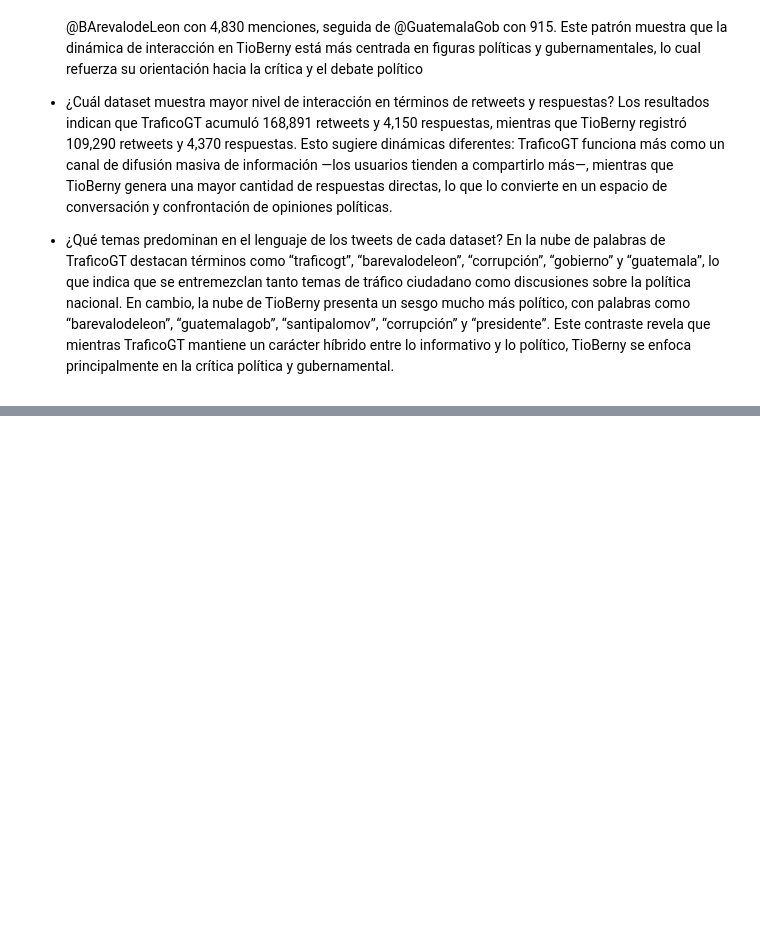
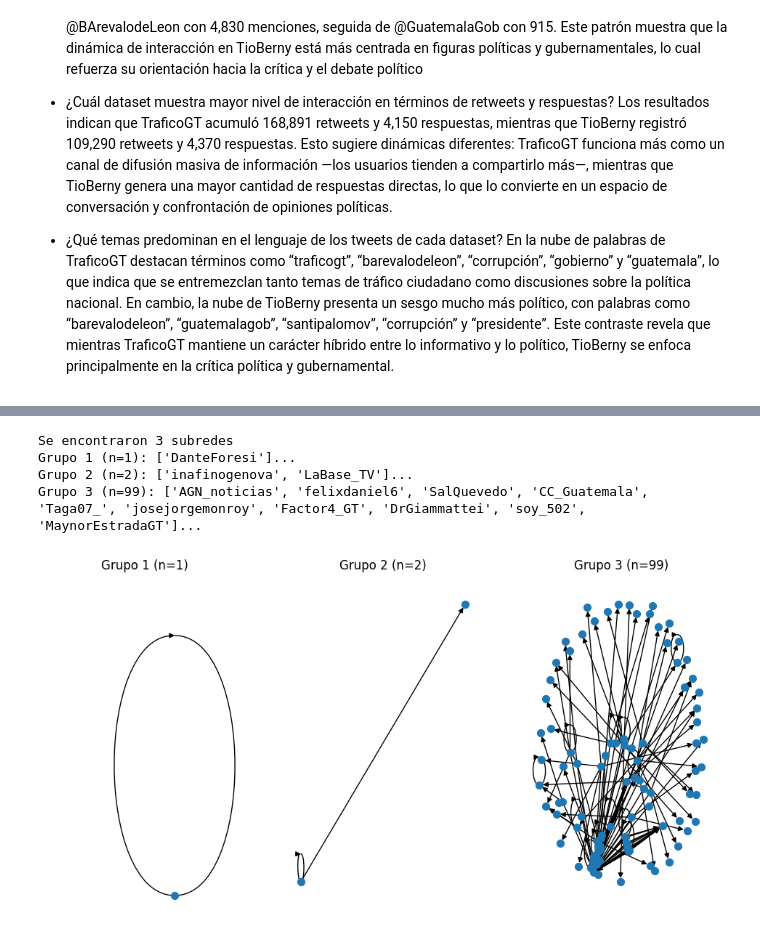
Before and after one commit to JPS4321/Lab6_Data, a Jupyter notebook: lab6.ipynb, the cells around one changed output, grey strips where cells are left out. Saved outputs shown, nothing was run; the diff lists cells and outputs as text; code cells hidden in the pictures; blank space fills up the shorter version.

```diff
--- a/lab6.ipynb
+++ b/lab6.ipynb
@@ -322,0 +425,23 @@ Coef. de agrupamiento: 0.0885691800898309
+# %%
+# Detectar componentes conexos
+componentes = list(nx.connected_components(G.to_undirected()))
+print(f"Se encontraron {len(componentes)} subredes")
+
+# Mostrar los 5 más pequeños
+for i, comp in enumerate(sorted(componentes, key=len)[:5], start=1):
+    print(f"Grupo {i} (n={len(comp)}): {list(comp)[:10]}...")
+
+# Visualizar los 3 grupos más pequeños
+plt.figure(figsize=(12, 6))
+for i, comp in enumerate(sorted(componentes, key=len)[:3], start=1):
+    subG = G.subgraph(comp)
+    plt.subplot(1, 3, i)
+    nx.draw(subG, with_labels=False, node_size=50)
+    plt.title(f"Grupo {i} (n={len(comp)})")
+plt.show()
+# %% [output]
+Se encontraron 3 subredes
+Grupo 1 (n=1): ['DanteForesi']...
+Grupo 2 (n=2): ['inafinogenova', 'LaBase_TV']...
+Grupo 3 (n=99): ['AGN_noticias', 'felixdaniel6', 'SalQuevedo', 'CC_Guatemala', 'Taga07_', 'josejorgemonroy', 'Factor4_GT', 'DrGiammattei', 'soy_502', 'MaynorEstradaGT']...
+[figure, added]
```
Also changed, not shown: parts of 12 cells of this notebook.
